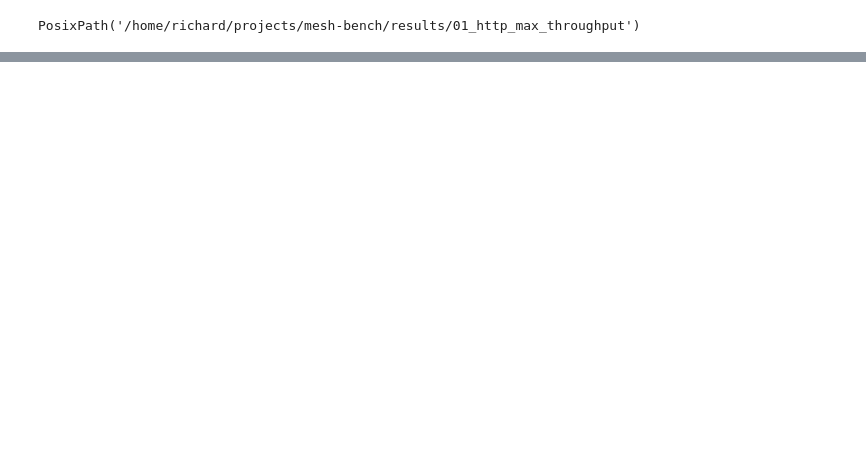
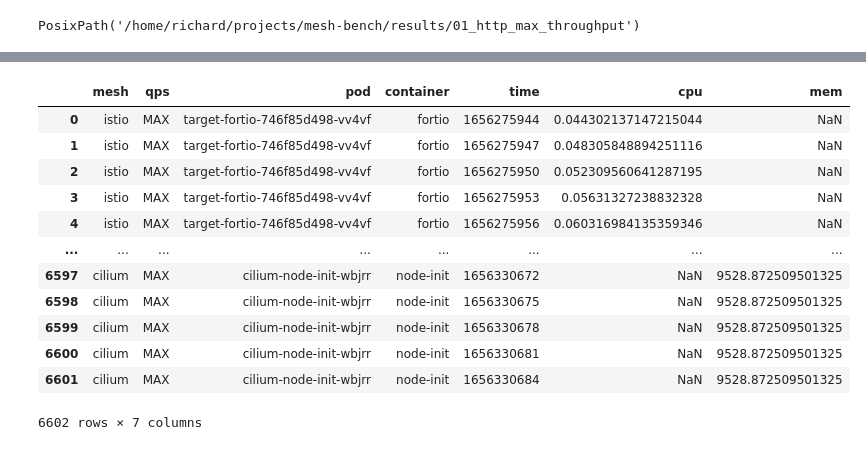
Before and after one commit to RichardBieringa/mesh-bench, a Jupyter notebook: viz/exploration.ipynb, the cells around one changed output, grey strips where cells are left out. Cells and saved outputs as stored; diff of their text form; code cells hidden in the pictures; blank space fills up the shorter version.

Commit message:
updated resource utilization results

```diff
--- a/viz/exploration.ipynb
+++ b/viz/exploration.ipynb
@@ -147,3 +143,27 @@ Type: cpu, Mesh: istio, QPS: MAX
   'time': 1656276262,
   'mem': '87753.17487471571'},
  ...]
+# %%
+""" Create a pandas DataFrame
+- Each row represents a single observation
+- Each observation takes a form of type ResourceResult
+- Rows are merged based on time/pod/container -> this halves rows as both CPU/mem metrics share unix timestamps
+- Convert unix timestamps to pd.DateTime
+"""
+
+df = pd.DataFrame(data=results)
+df
+# %% [output]
+|  | mesh | qps | pod | container | time | cpu | mem |
+| 0 | istio | MAX | target-fortio-746f85d498-vv4vf | fortio | 1656275944 | 0.044302137147215044 | NaN |
+| 1 | istio | MAX | target-fortio-746f85d498-vv4vf | fortio | 1656275947 | 0.048305848894251116 | NaN |
+| 2 | istio | MAX | target-fortio-746f85d498-vv4vf | fortio | 1656275950 | 0.052309560641287195 | NaN |
+| 3 | istio | MAX | target-fortio-746f85d498-vv4vf | fortio | 1656275953 | 0.05631327238832328 | NaN |
+| 4 | istio | MAX | target-fortio-746f85d498-vv4vf | fortio | 1656275956 | 0.060316984135359346 | NaN |
+| ... | ... | ... | ... | ... | ... | ... | ... |
+| 6597 | cilium | MAX | cilium-node-init-wbjrr | node-init | 1656330672 | NaN | 9528.872509501325 |
+| 6598 | cilium | MAX | cilium-node-init-wbjrr | node-init | 1656330675 | NaN | 9528.872509501325 |
+| 6599 | cilium | MAX | cilium-node-init-wbjrr | node-init | 1656330678 | NaN | 9528.872509501325 |
+| 6600 | cilium | MAX | cilium-node-init-wbjrr | node-init | 1656330681 | NaN | 9528.872509501325 |
+| 6601 | cilium | MAX | cilium-node-init-wbjrr | node-init | 1656330684 | NaN | 9528.872509501325 |
+6602 rows × 7 columns
```
Also changed, not shown: parts of 2 cells of this notebook.
